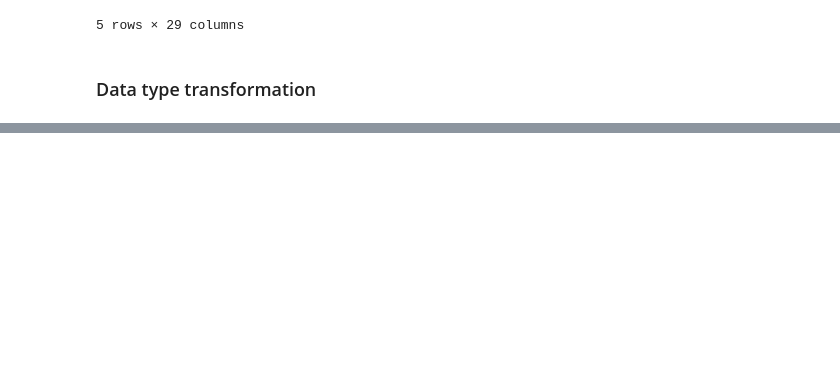
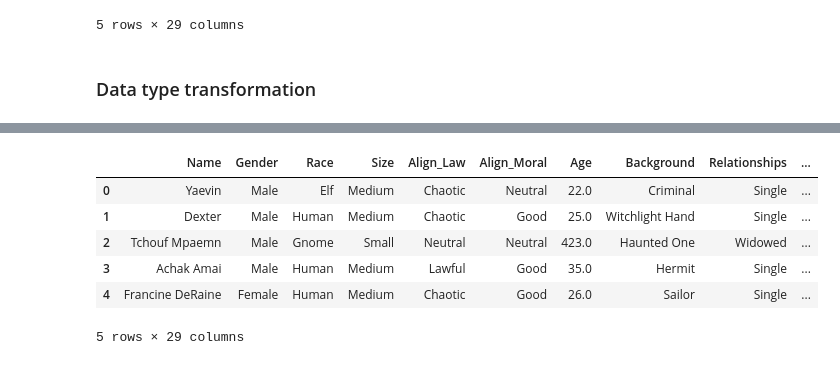
Before and after one commit to maroulaki/potential-invention, a Jupyter notebook: character-statistics.ipynb, the cells around one changed output, grey strips where cells are left out. Cells and saved outputs as stored; diff of their text form; code cells hidden in the pictures; blank space fills up the shorter version.

```diff
--- a/character-statistics.ipynb
+++ b/character-statistics.ipynb
@@ -63,0 +61,15 @@ data.head()
+# %%
+# Fill NaN values
+data[["Gold", "l2", "l3", "l4"]] = data[["Gold", "l2", "l3", "l4"]].fillna(0.0)
+data[["Multiclass 1", "Multiclass 2", "Multiclass 3"]] = data[["Multiclass 1", "Multiclass 2", "Multiclass 3"]].fillna("No")
+data[["ASI 1", "ASI 2", "ASI 3", "ASI 4", "ASI 5", "ASI 6", "ASI 7"]] = data[["ASI 1", "ASI 2", "ASI 3", "ASI 4", "ASI 5", "ASI 6", "ASI 7"]].fillna("None")
+data[["Level", "l1"]] = data[["Level", "l1"]].fillna(1.0)
+data.head()
+# %% [output]
+|  | Name | Gender | Race | Size | Align_Law | Align_Moral | Age | Background | Relationships | ... |
+| 0 | Yaevin | Male | Elf | Medium | Chaotic | Neutral | 22.0 | Criminal | Single | ... |
+| 1 | Dexter | Male | Human | Medium | Chaotic | Good | 25.0 | Witchlight Hand | Single | ... |
+| 2 | Tchouf Mpaemn | Male | Gnome | Small | Neutral | Neutral | 423.0 | Haunted One | Widowed | ... |
+| 3 | Achak Amai | Male | Human | Medium | Lawful | Good | 35.0 | Hermit | Single | ... |
+| 4 | Francine DeRaine | Female | Human | Medium | Chaotic | Good | 26.0 | Sailor | Single | ... |
+5 rows × 29 columns
```
Also changed, not shown: parts of 14 cells of this notebook, 2 other files.
